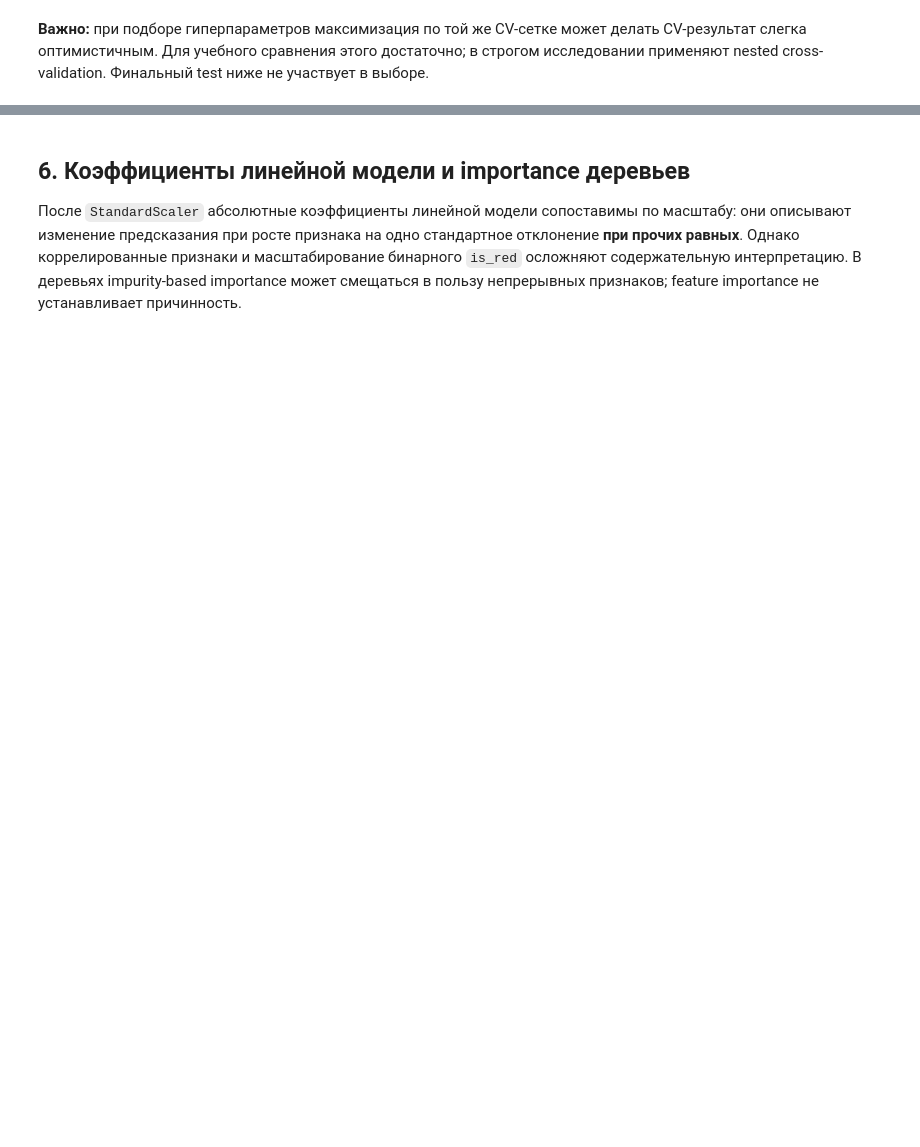
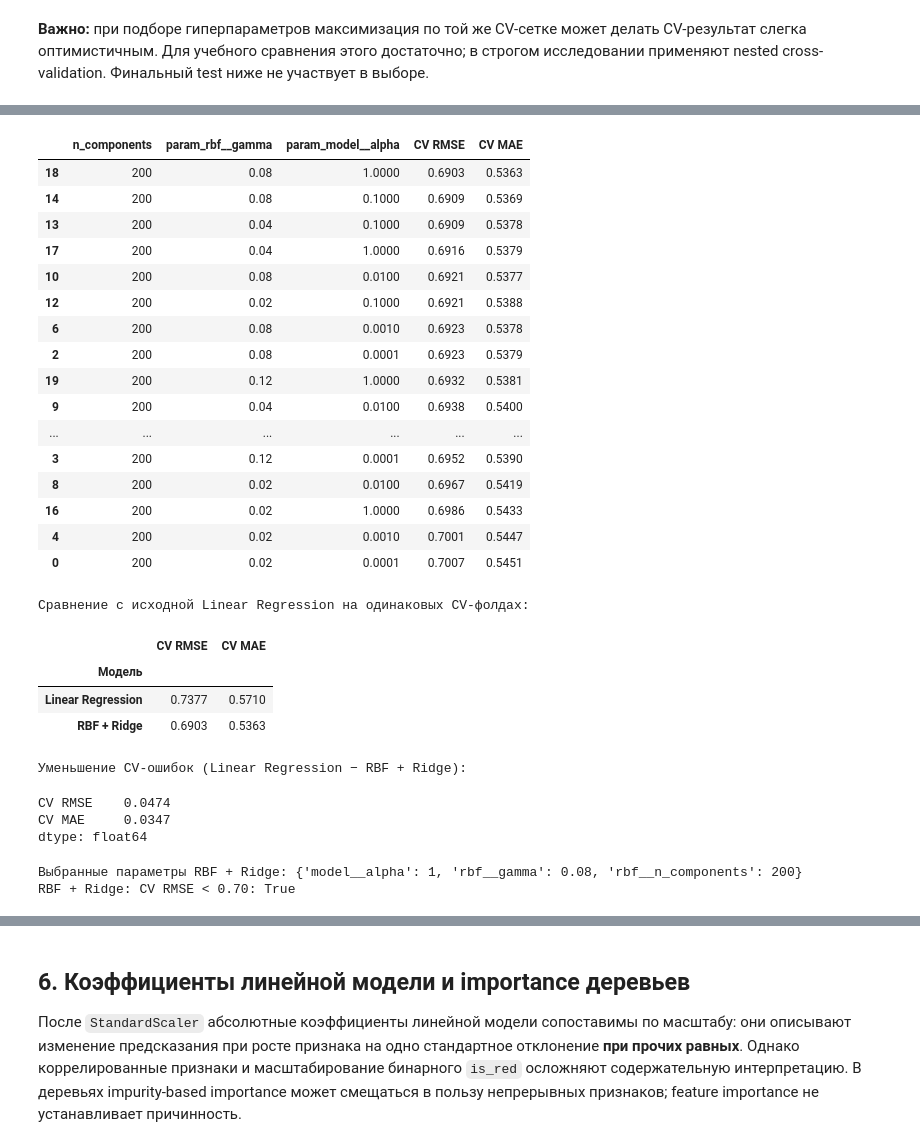
Before and after one commit to mariakotikw/ml_course_mai, a Jupyter notebook: regression/lab01_solution.ipynb, the cells around one changed output, grey strips where cells are left out. Saved outputs shown, nothing was run; the diff lists cells and outputs as text; code cells hidden in the pictures; blank space fills up the shorter version.

Commit message:
Add RBF + Ridge model to Wine Quality regression lab

```diff
--- a/regression/lab01_solution.ipynb
+++ b/regression/lab01_solution.ipynb
@@ -196,0 +307,80 @@ print("Выбрана по CV:", best_name)
+# %%
+rbf_ridge = Pipeline([
+    ("imputer", SimpleImputer(strategy="median")),
+    ("scaler", StandardScaler()),
+    ("rbf", Nystroem(kernel="rbf", n_components=200, random_state=RANDOM_STATE)),
+    ("model", Ridge()),
+])
+rbf_grid = {
+    "rbf__gamma": [0.02, 0.04, 0.08, 0.12],
+    "model__alpha": [0.0001, 0.001, 0.01, 0.1, 1],
+}
+rbf_search = GridSearchCV(
+    rbf_ridge, rbf_grid, scoring=scoring, refit="rmse",
+    cv=cv, n_jobs=-1, error_score="raise",
+)
+rbf_search.fit(X_train, y_train)
+
+# Сохраняем результаты всех комбинаций и обе метрики одной и той же CV.
+rbf_cv_results = pd.DataFrame(rbf_search.cv_results_)
+rbf_cv_results["n_components"] = 200
+rbf_cv_results["CV RMSE"] = -rbf_cv_results["mean_test_rmse"]
+rbf_cv_results["CV MAE"] = -rbf_cv_results["mean_test_mae"]
+display(rbf_cv_results[[
+    "n_components", "param_rbf__gamma", "param_model__alpha", "CV RMSE", "CV MAE"
+]].sort_values("CV RMSE").round(4))
+
+# best_estimator_ уже переобучен GridSearchCV на всём train, без test.
+fitted_models["RBF + Ridge"] = rbf_search.best_estimator_
+best_params["RBF + Ridge"] = {
+    **rbf_search.best_params_,
+    "rbf__n_components": rbf_search.best_estimator_.named_steps["rbf"].n_components,
+}
+rbf_best = rbf_cv_results.loc[rbf_search.best_index_]
+cv_rows.append({
+    "Модель": "RBF + Ridge",
+    "CV RMSE": rbf_best["CV RMSE"],
+    "CV MAE": rbf_best["CV MAE"],
+})
+cv_table = pd.DataFrame(cv_rows).sort_values("CV RMSE").reset_index(drop=True)
+linear_comparison = cv_table.set_index("Модель").loc[
+    ["Linear Regression", "RBF + Ridge"], ["CV RMSE", "CV MAE"]
+]
+print("Сравнение с исходной Linear Regression на одинаковых CV-фолдах:")
+display(linear_comparison.round(4))
+print("Уменьшение CV-ошибок (Linear Regression − RBF + Ridge):")
+display((linear_comparison.loc["Linear Regression"] - linear_comparison.loc["RBF + Ridge"]).round(4))
+print("Выбранные параметры RBF + Ridge:", best_params["RBF + Ridge"])
+print("RBF + Ridge: CV RMSE < 0.70:", rbf_best["CV RMSE"] < 0.70)
+display(cv_table.round(4))
+best_name = cv_table.iloc[0]["Модель"]
+print("Выбрана по CV среди всех моделей:", best_name)
+# %% [output]
+|  | n_components | param_rbf__gamma | param_model__alpha | CV RMSE | CV MAE |
+| 18 | 200 | 0.08 | 1.0000 | 0.6903 | 0.5363 |
+| 14 | 200 | 0.08 | 0.1000 | 0.6909 | 0.5369 |
+| 13 | 200 | 0.04 | 0.1000 | 0.6909 | 0.5378 |
+| 17 | 200 | 0.04 | 1.0000 | 0.6916 | 0.5379 |
+| 10 | 200 | 0.08 | 0.0100 | 0.6921 | 0.5377 |
+| 12 | 200 | 0.02 | 0.1000 | 0.6921 | 0.5388 |
+| 6 | 200 | 0.08 | 0.0010 | 0.6923 | 0.5378 |
+| 2 | 200 | 0.08 | 0.0001 | 0.6923 | 0.5379 |
+| 19 | 200 | 0.12 | 1.0000 | 0.6932 | 0.5381 |
+| 9 | 200 | 0.04 | 0.0100 | 0.6938 | 0.5400 |
+| ... | ... | ... | ... | ... | ... |
+| 3 | 200 | 0.12 | 0.0001 | 0.6952 | 0.5390 |
+| 8 | 200 | 0.02 | 0.0100 | 0.6967 | 0.5419 |
+| 16 | 200 | 0.02 | 1.0000 | 0.6986 | 0.5433 |
+| 4 | 200 | 0.02 | 0.0010 | 0.7001 | 0.5447 |
+| 0 | 200 | 0.02 | 0.0001 | 0.7007 | 0.5451 |
+Сравнение с исходной Linear Regression на одинаковых CV-фолдах:
+|  | CV RMSE | CV MAE |
+| Модель |  |  |
+| Linear Regression | 0.7377 | 0.5710 |
+| RBF + Ridge | 0.6903 | 0.5363 |
+Уменьшение CV-ошибок (Linear Regression − RBF + Ridge):
+CV RMSE    0.0474
+CV MAE     0.0347
+dtype: float64
+Выбранные параметры RBF + Ridge: {'model__alpha': 1, 'rbf__gamma': 0.08, 'rbf__n_components': 200}
+RBF + Ridge: CV RMSE < 0.70: True
```
Also changed, not shown: parts of 22 cells of this notebook.
